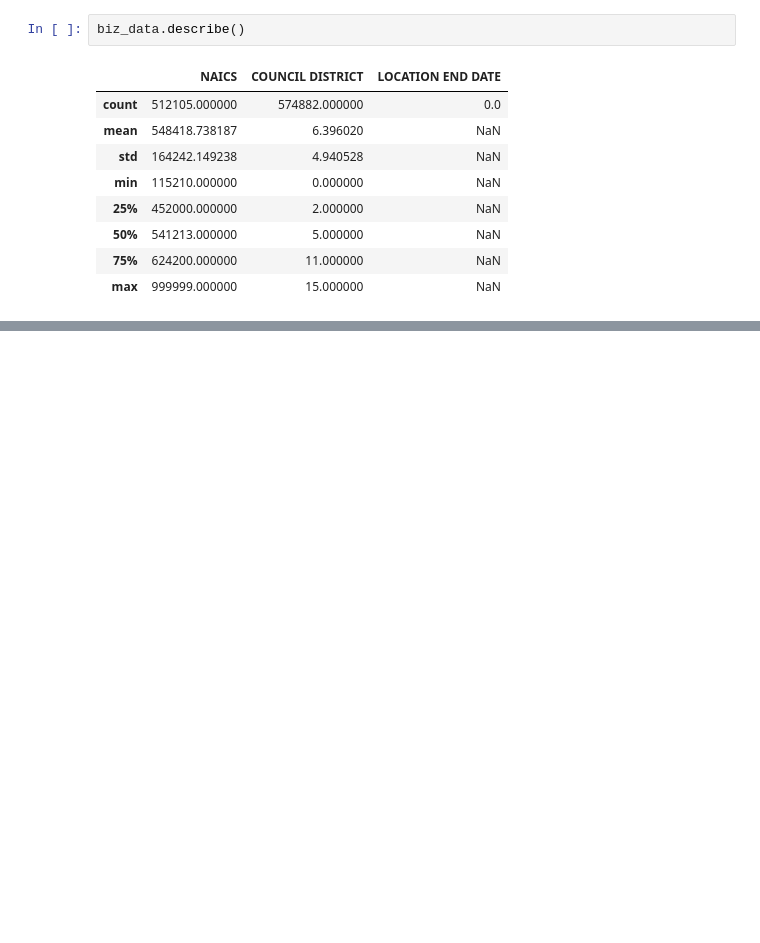
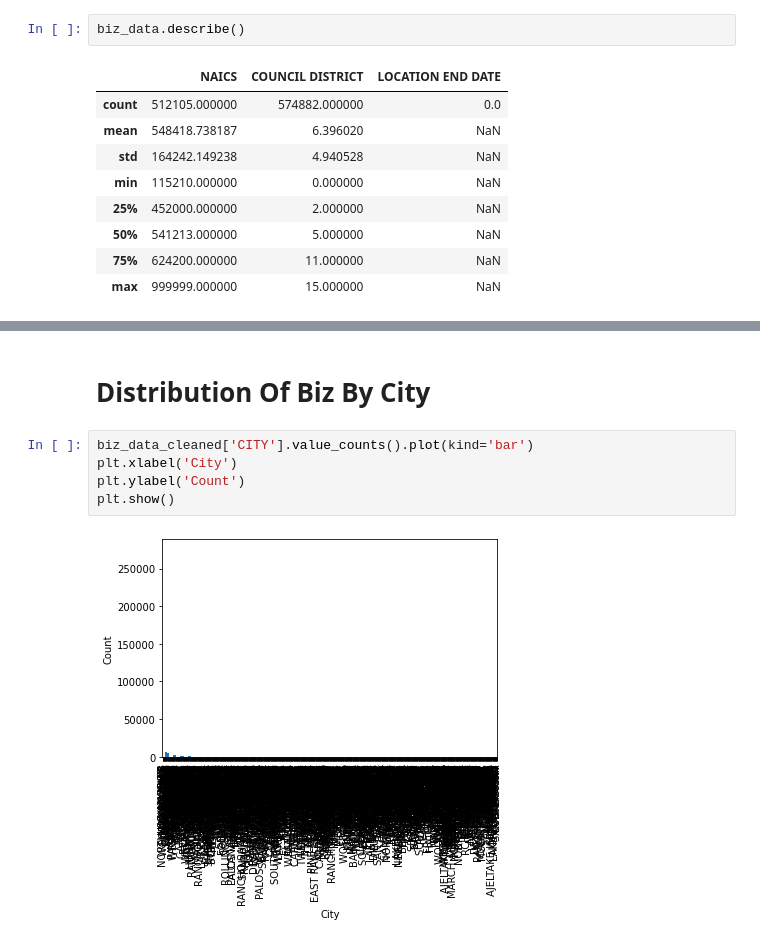
Before and after one commit to thikyi/DataScienceCapstone2, a Jupyter notebook: notebooks/01_Data_Wrangling.ipynb, the cells around one changed output, grey strips where cells are left out. Cells and saved outputs as stored; diff of their text form; blank space fills up the shorter version.

```diff
--- a/notebooks/01_Data_Wrangling.ipynb
+++ b/notebooks/01_Data_Wrangling.ipynb
@@ -124,0 +507,9 @@ biz_data.head()
+# %% [markdown]
+# Distribution Of Biz By City
+# %%
+biz_data_cleaned['CITY'].value_counts().plot(kind='bar')
+plt.xlabel('City')
+plt.ylabel('Count')
+plt.show()
+# %% [output]
+[figure, added]
```
Also changed, not shown: parts of 54 cells of this notebook.
